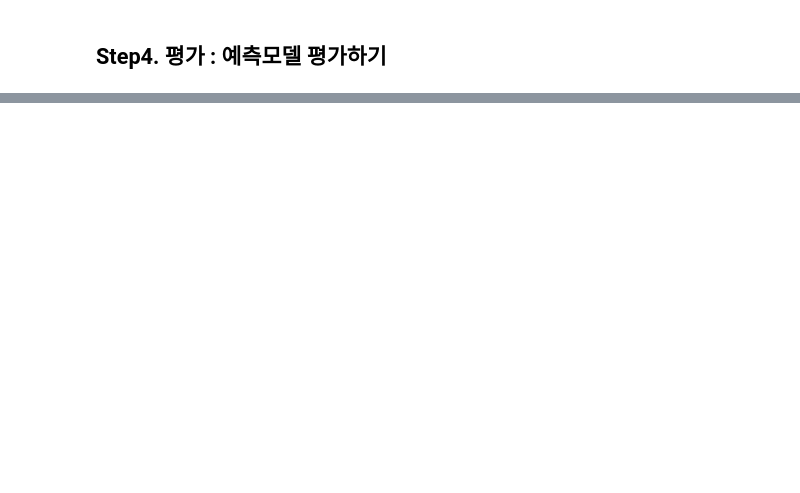
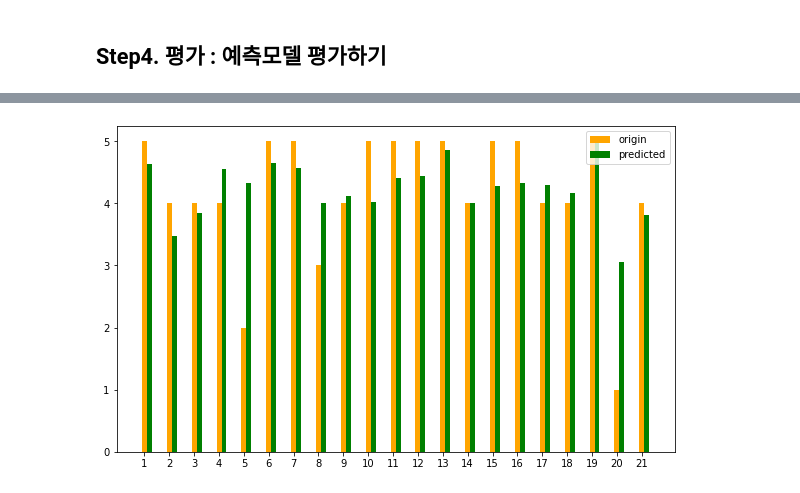
Before and after one commit to seunghyun3309/this_is_data_analysis_practice, a Jupyter notebook: Chapter3-3.ipynb, the cells around one changed output, grey strips where cells are left out. Cells and saved outputs as stored; diff of their text form; code cells hidden in the pictures; blank space fills up the shorter version.

```diff
--- a/Chapter3-3.ipynb
+++ b/Chapter3-3.ipynb
@@ -384,0 +382,13 @@ train_start = time.time()
+# %%
+# test 데이터로 예측값을 생성하여 RMSE를 출력합니다.
+# SVD 모델을 학습합니다.
+train_start = time.time()
+model = SVD(n_factors=8,
+           lr_all=0.005,
+           reg_all=0.02,
+           n_epochs=100)
+model.fit(train_data)
+train_end=time.time()
+print("Training time of model : %.2f seconds" % (train_end-train_start))
+
+predictions=model.test(test_data)
@@ -384,0 +469,15 @@ train_start = time.time()
+# %%
+origin_rating_list=[]
+predicted_rating_list=[]
+movie_title_list=[]
+idx=0
+
+for movie_id, predicted_rating in target_user_movie_predict_dict.items():
+    idx=idx+1
+    predicted_rating=round(predicted_rating, 2)
+    origin_rating = target_user_movie_rating_dict[movie_id]
+    movie_title=movie_dict[movie_id]
+    print("Movie", str(idx), ":", movie_title, "-", origin_rating, "/", predicted_rating)
+    origin_rating_list.append(origin_rating)
+    predicted_rating_list.append(predicted_rating)
+    movie_title_list.append(str(idx))
@@ -384,0 +502,19 @@ train_start = time.time()
+# %%
+# 실제 평점과의 비교 시각화하기
+# 실제 점수와 예측점수를 리스트로 추출합니다.
+origin= origin_rating_list
+predicted=predicted_rating_list
+
+# 영화의 개수만큼 막대 그래프의 index 개수를 생성합니다.
+plt.rcParams['figure.figsize']=(10,6)
+index=np.arange(len(movie_title_list))
+bar_width=0.2
+
+# 실제 점수와 예측 점수를 bar 그래프로 출력합니다.
+rect1= plt.bar(index, origin, bar_width,color='orange',label='Origin')
+rect2= plt.bar(index+bar_width, predicted, bar_width,color='green',label='Predicted')
+plt.xticks(index, movie_title_list)
+plt.legend(['origin','predicted'])
+plt.show()
+# %% [output]
+[figure, added]
```
Also changed, not shown: parts of 9 cells of this notebook, 2 other files.
